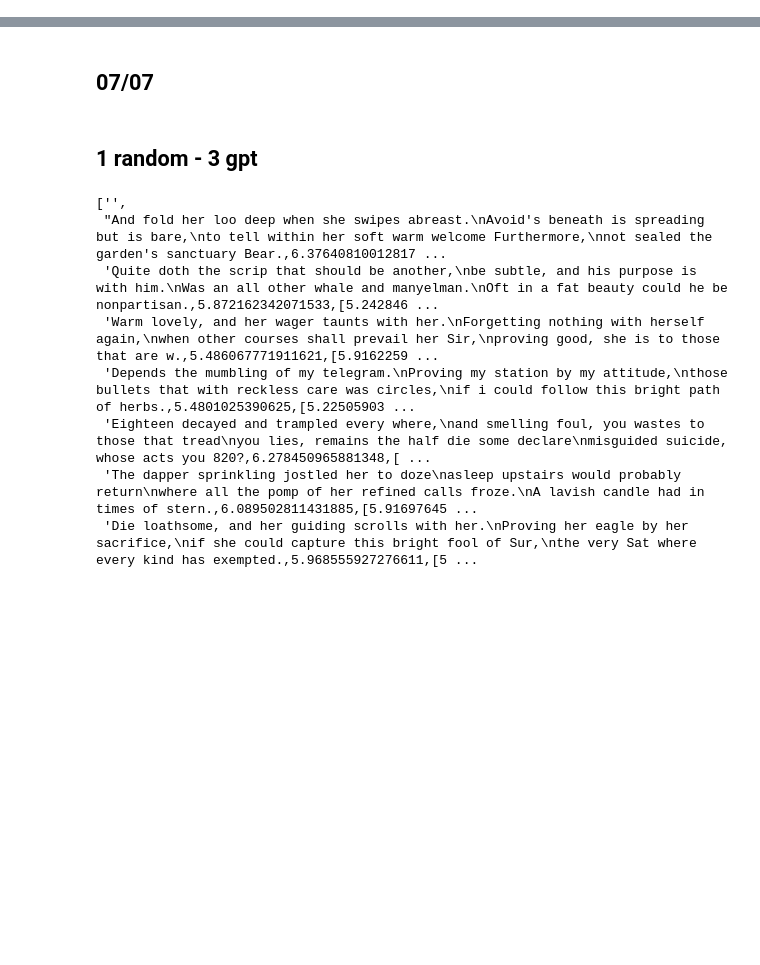
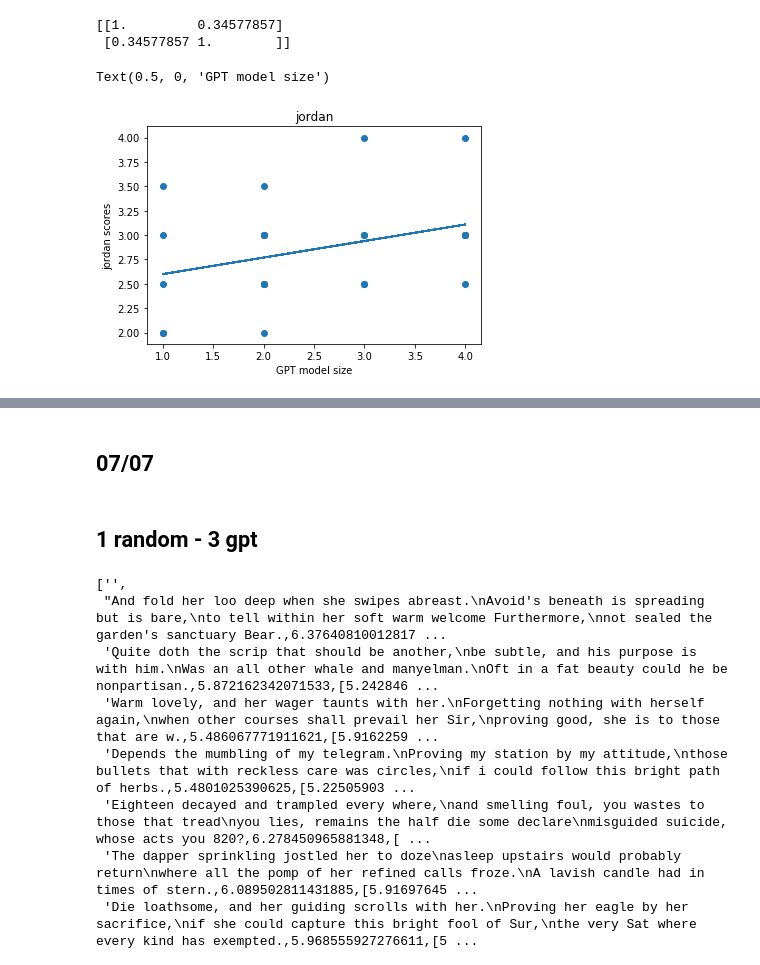
Before and after one commit to edwinagnew/Poetix_Sonnets, a Jupyter notebook: py_files/score_explore.ipynb, the cells around one changed output, grey strips where cells are left out. Drawn from its saved outputs; the diff is of its cells as text; code cells hidden in the pictures; blank space fills up the shorter version.

```diff
--- a/py_files/score_explore.ipynb
+++ b/py_files/score_explore.ipynb
@@ -4,0 +45,16 @@ import numpy as np
+# %%
+x = model_size
+y = jordan_scores
+m, b = np.polyfit(np.array(x), np.array(y), 1)
+print(np.corrcoef(x,y))
+
+plt.scatter(x, y)
+plt.plot(x, m*np.array(x) + b)
+plt.title("jordan")
+plt.ylabel("jordan scores")
+plt.xlabel("GPT model size")
+# %% [output]
+[[1.         0.34577857]
+ [0.34577857 1.        ]]
+Text(0.5, 0, 'GPT model size')
+[figure, added]
```
Also changed, not shown: parts of 7 cells of this notebook, 16 other files.
